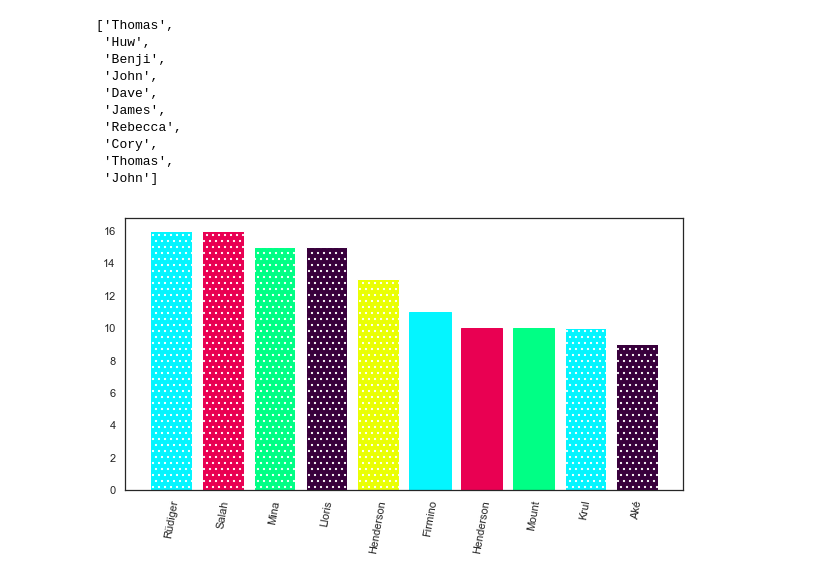
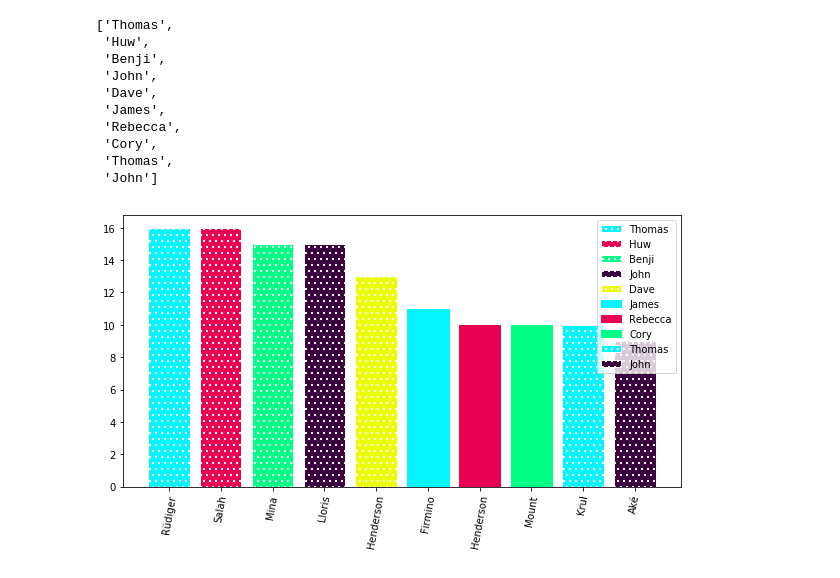
Before and after one commit to leej11/fpl_draft_league, a Jupyter notebook: notebooks/Untitled.ipynb, the cells around one changed output. Drawn from its saved outputs; the diff is of its cells as text; code cells hidden in the pictures.

```diff
--- a/notebooks/Untitled.ipynb
+++ b/notebooks/Untitled.ipynb
@@ -217,28 +208,30 @@ player_list
 # %%
 plt.figure(figsize=[10,5])
 
 mybar = plt.bar(range(10),
         top10['total_points'],
         tick_label=top10['web_name']
         )
 
-`b
+
 # for i in range(10):
 #     mybar.patches[i].set_hatch('/')
 
 
 for i, player in zip(range(10), player_list):
     mybar[i].set_color(colour_dict[player]['color'])
+    mybar[i].set_label(player)
 
 
     if colour_dict[player]['hatch'] == True:
         mybar.patches[i].set_hatch('..')
         mybar.patches[i].set_edgecolor('white')
         mybar.patches[i].set_facecolor(colour_dict[player]['color'])
 
-
+ax = plt.gca()
+ax.legend()
 # for the legend need to follow this https://stackoverflow.com/questions/23317150/python-matplotlib-legend-shows-first-entry-of-a-list-only
 plt.xticks(rotation=80)
 plt.show()
 # %% [output]
-[figure, old version]
+[figure, new version]
```
Also changed, not shown: parts of 7 cells of this notebook, 8 other files.
